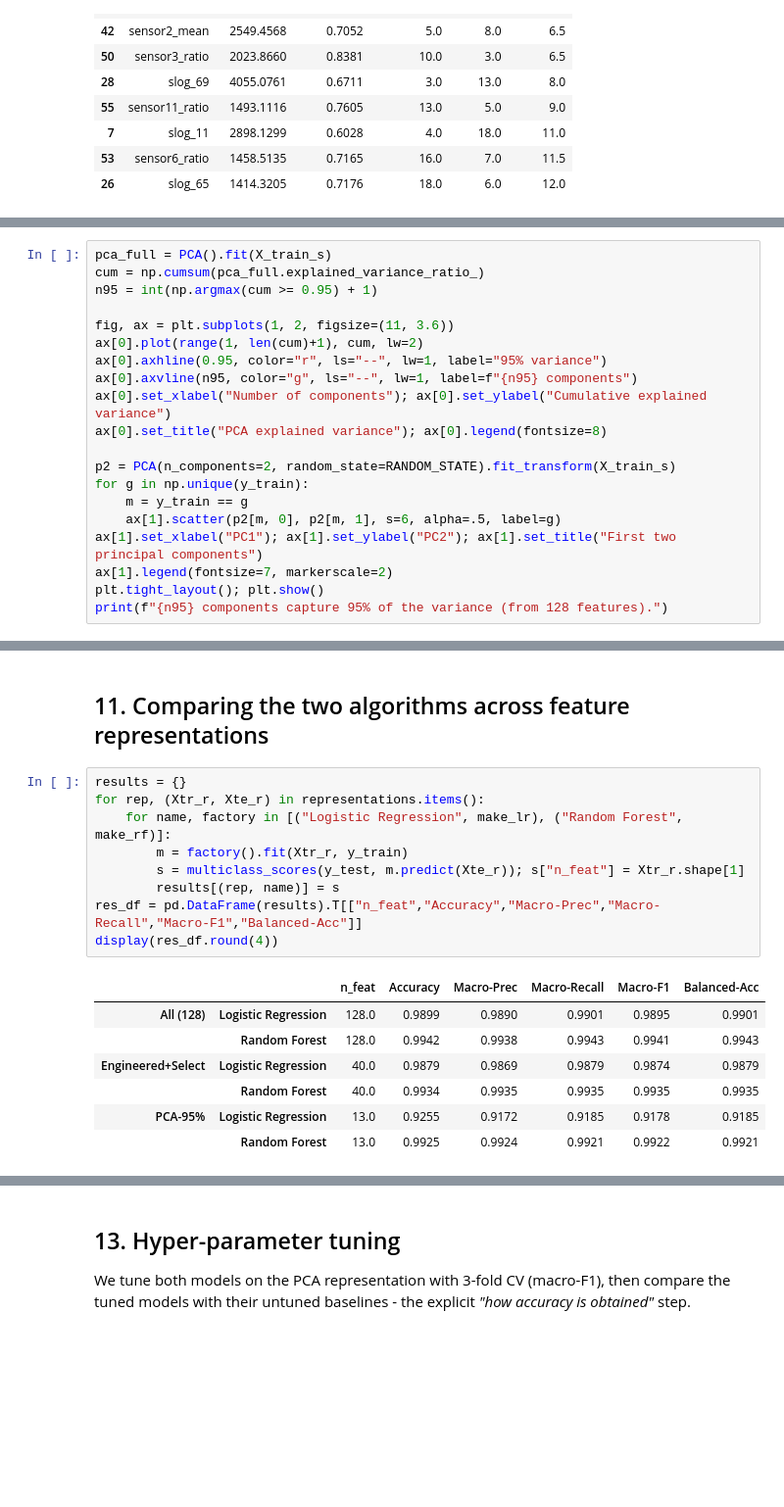
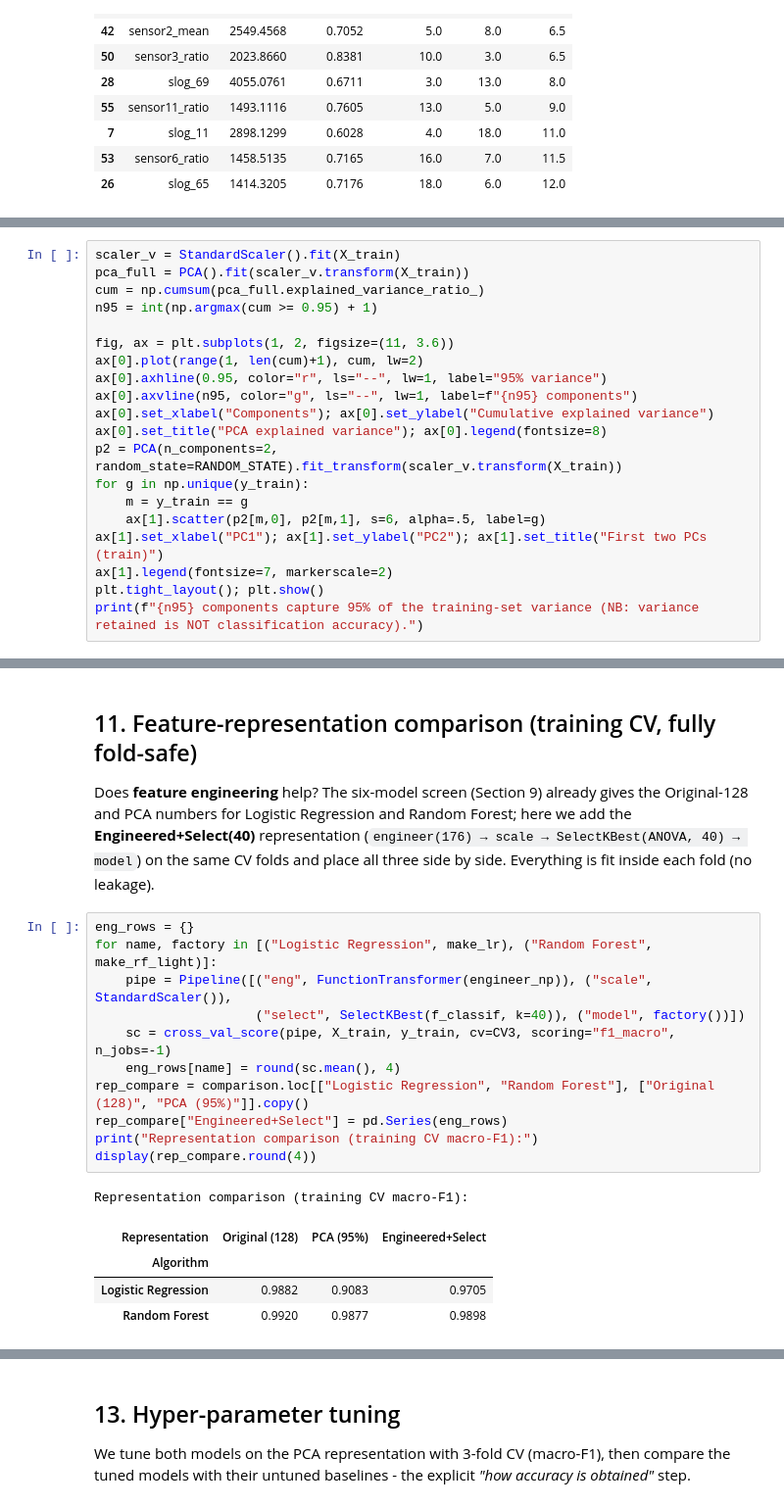
Before and after one commit to IT21361036/FML-Assignment, a Jupyter notebook: FML_Assignment.ipynb, the cells around one changed output, grey strips where cells are left out. Shown at 98% size. Saved outputs shown, nothing was run; the diff lists cells and outputs as text; blank space fills up the shorter version.

```diff
--- a/FML_Assignment.ipynb
+++ b/FML_Assignment.ipynb
@@ -389,5 +379,6 @@ component sweep validated with cross-validation.
 # %%
-pca_full = PCA().fit(X_train_s)
+scaler_v = StandardScaler().fit(X_train)
+pca_full = PCA().fit(scaler_v.transform(X_train))
 cum = np.cumsum(pca_full.explained_variance_ratio_)
 n95 = int(np.argmax(cum >= 0.95) + 1)
 
@@ -395,15 +386,14 @@ fig, ax = plt.subplots(1, 2, figsize=(11, 3.6))
 ax[0].plot(range(1, len(cum)+1), cum, lw=2)
 ax[0].axhline(0.95, color="r", ls="--", lw=1, label="95% variance")
 ax[0].axvline(n95, color="g", ls="--", lw=1, label=f"{n95} components")
-ax[0].set_xlabel("Number of components"); ax[0].set_ylabel("Cumulative explained variance")
+ax[0].set_xlabel("Components"); ax[0].set_ylabel("Cumulative explained variance")
 ax[0].set_title("PCA explained variance"); ax[0].legend(fontsize=8)
-
-p2 = PCA(n_components=2, random_state=RANDOM_STATE).fit_transform(X_train_s)
+p2 = PCA(n_components=2, random_state=RANDOM_STATE).fit_transform(scaler_v.transform(X_train))
 for g in np.unique(y_train):
     m = y_train == g
-    ax[1].scatter(p2[m, 0], p2[m, 1], s=6, alpha=.5, label=g)
-ax[1].set_xlabel("PC1"); ax[1].set_ylabel("PC2"); ax[1].set_title("First two principal components")
+    ax[1].scatter(p2[m,0], p2[m,1], s=6, alpha=.5, label=g)
+ax[1].set_xlabel("PC1"); ax[1].set_ylabel("PC2"); ax[1].set_title("First two PCs (train)")
 ax[1].legend(fontsize=7, markerscale=2)
 plt.tight_layout(); plt.show()
-print(f"{n95} components capture 95% of the variance (from 128 features).")
+print(f"{n95} components capture 95% of the training-set variance (NB: variance retained is NOT classification accuracy).")
 # %% [output]
@@ -483,19 +473,24 @@ compute. Both use `class_weight` to respect the mild imbalance.
 # %% [markdown]
-## 11. Comparing the two algorithms across feature representations
+## 11. Feature-representation comparison (training CV, fully fold-safe)
+
+Does **feature engineering** help? The six-model screen (Section 9) already gives the Original-128
+and PCA numbers for Logistic Regression and Random Forest; here we add the **Engineered+Select(40)**
+representation (`engineer(176) → scale → SelectKBest(ANOVA, 40) → model`) on the same CV folds and
+place all three side by side. Everything is fit inside each fold (no leakage).
 # %%
-results = {}
-for rep, (Xtr_r, Xte_r) in representations.items():
-    for name, factory in [("Logistic Regression", make_lr), ("Random Forest", make_rf)]:
-        m = factory().fit(Xtr_r, y_train)
-        s = multiclass_scores(y_test, m.predict(Xte_r)); s["n_feat"] = Xtr_r.shape[1]
-        results[(rep, name)] = s
-res_df = pd.DataFrame(results).T[["n_feat","Accuracy","Macro-Prec","Macro-Recall","Macro-F1","Balanced-Acc"]]
-display(res_df.round(4))
+eng_rows = {}
+for name, factory in [("Logistic Regression", make_lr), ("Random Forest", make_rf_light)]:
+    pipe = Pipeline([("eng", FunctionTransformer(engineer_np)), ("scale", StandardScaler()),
+                     ("select", SelectKBest(f_classif, k=40)), ("model", factory())])
+    sc = cross_val_score(pipe, X_train, y_train, cv=CV3, scoring="f1_macro", n_jobs=-1)
+    eng_rows[name] = round(sc.mean(), 4)
+rep_compare = comparison.loc[["Logistic Regression", "Random Forest"], ["Original (128)", "PCA (95%)"]].copy()
+rep_compare["Engineered+Select"] = pd.Series(eng_rows)
+print("Representation comparison (training CV macro-F1):")
+display(rep_compare.round(4))
 # %% [output]
+Representation comparison (training CV macro-F1):
-|  |  | n_feat | Accuracy | Macro-Prec | Macro-Recall | Macro-F1 | Balanced-Acc |
-| All (128) | Logistic Regression | 128.0 | 0.9899 | 0.9890 | 0.9901 | 0.9895 | 0.9901 |
-|  | Random Forest | 128.0 | 0.9942 | 0.9938 | 0.9943 | 0.9941 | 0.9943 |
-| Engineered+Select | Logistic Regression | 40.0 | 0.9879 | 0.9869 | 0.9879 | 0.9874 | 0.9879 |
-|  | Random Forest | 40.0 | 0.9934 | 0.9935 | 0.9935 | 0.9935 | 0.9935 |
-| PCA-95% | Logistic Regression | 13.0 | 0.9255 | 0.9172 | 0.9185 | 0.9178 | 0.9185 |
-|  | Random Forest | 13.0 | 0.9925 | 0.9924 | 0.9921 | 0.9922 | 0.9921 |
+| Representation | Original (128) | PCA (95%) | Engineered+Select |
+| Algorithm |  |  |  |
+| Logistic Regression | 0.9882 | 0.9083 | 0.9705 |
+| Random Forest | 0.9920 | 0.9877 | 0.9898 |
```
Also changed, not shown: parts of 15 cells of this notebook.
